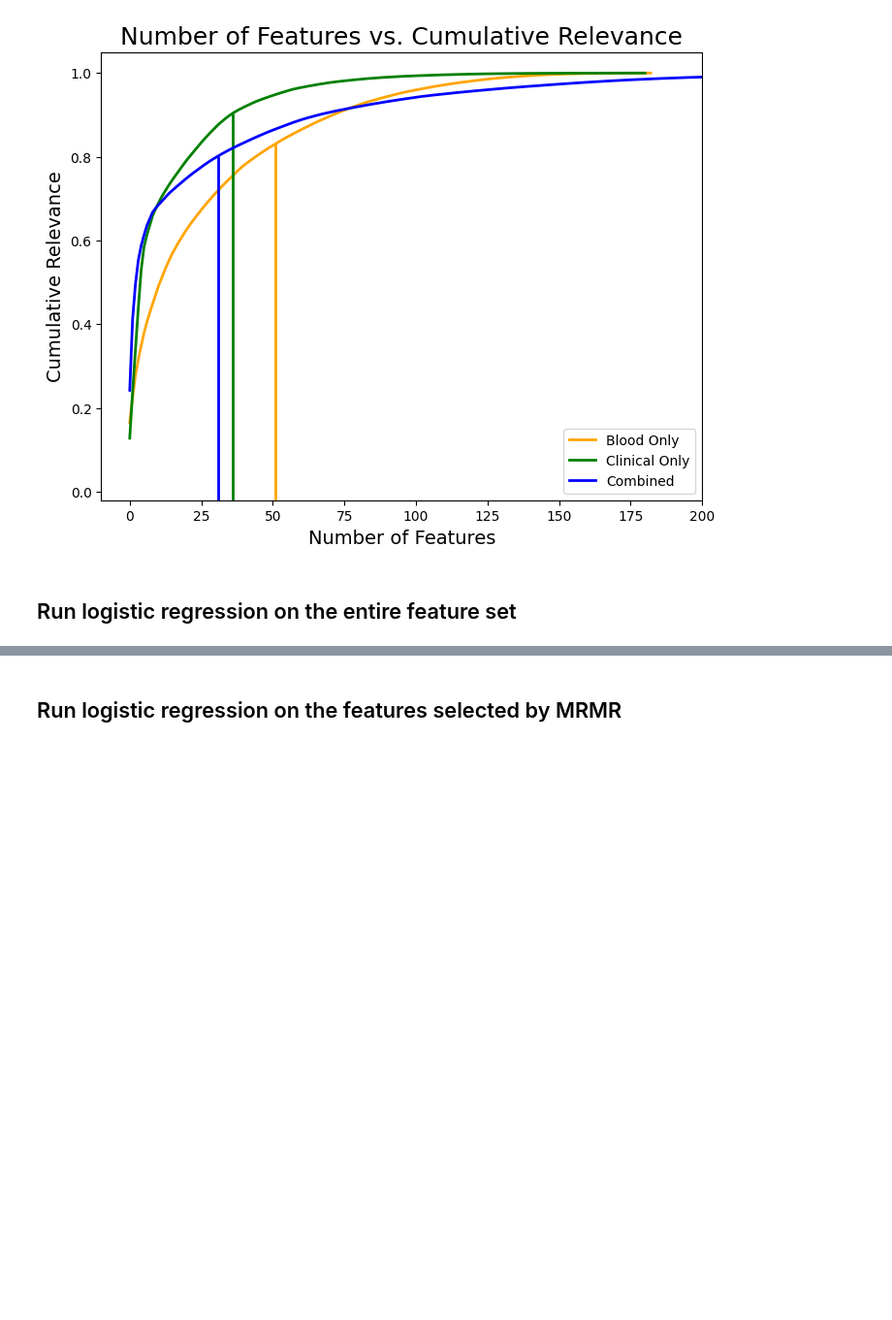
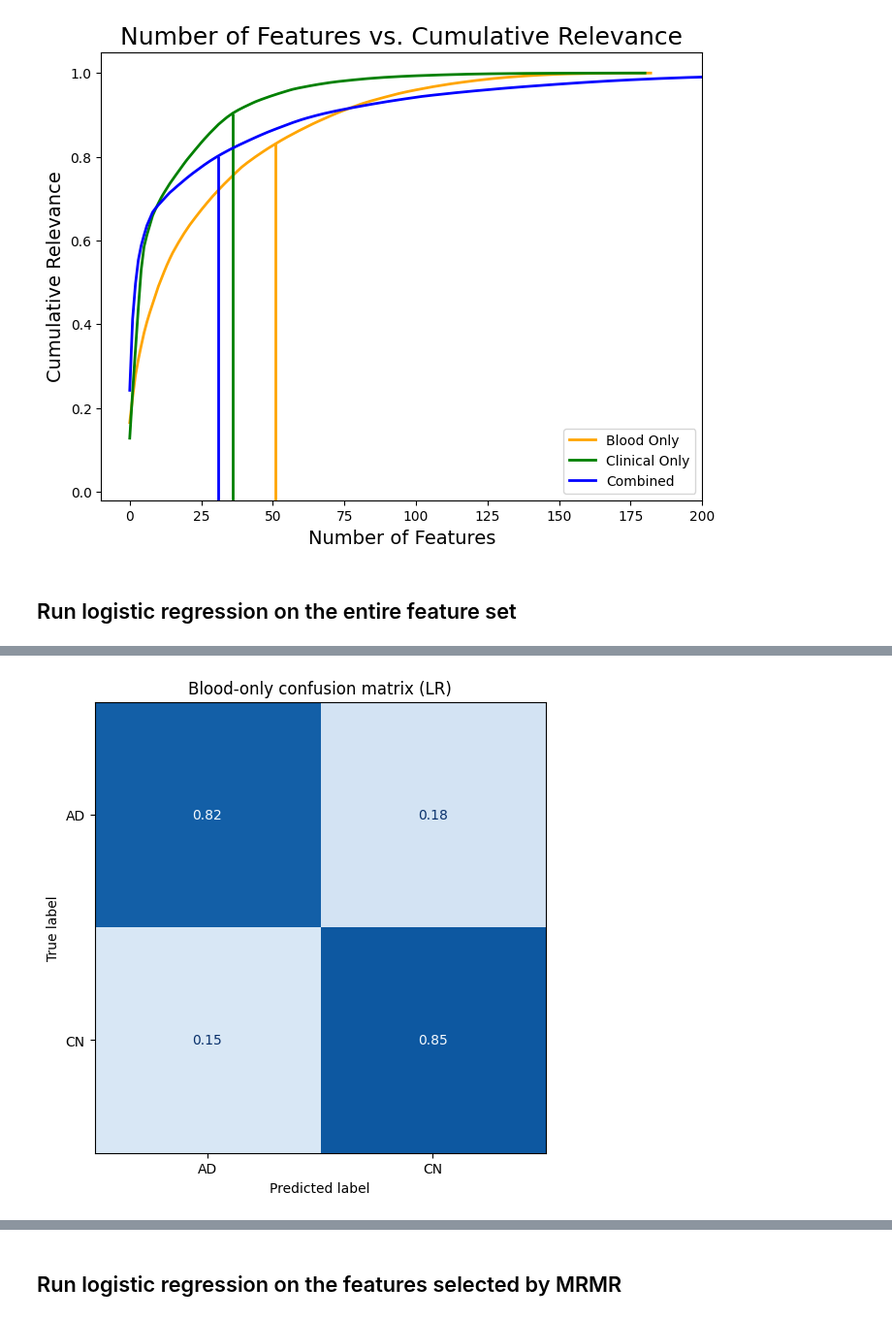
Before and after one commit to anusha1207/TARCC-Alzheimers, a Jupyter notebook: main.ipynb, the cells around one changed output, grey strips where cells are left out. Shown at 97% size. Drawn from its saved outputs; the diff is of its cells as text; code cells hidden in the pictures; blank space fills up the shorter version.

Commit message:
Added confusion matrices and random seeds

```diff
--- a/main.ipynb
+++ b/main.ipynb
@@ -105,3 +114,12 @@ Average confusion matrix:
+# %%
+plot_average_confusion_matrix(
+    blood_lr["confusion"],
+    ["AD", "CN"],
+    "Blood-only confusion matrix (LR)",
+    png=f"{PLOTS}/Blood-only confusion matrix (LR)"
+)
+# %% [output]
+[figure, added]
 # %%
 clinical_lr_model = run_logistic_regression(clinical_only, num_iters=20, pkl=f"{MODELS}/Clinical Only LR.pkl")
 # %%
```
Also changed, not shown: parts of 45 cells of this notebook, 4 other files.
